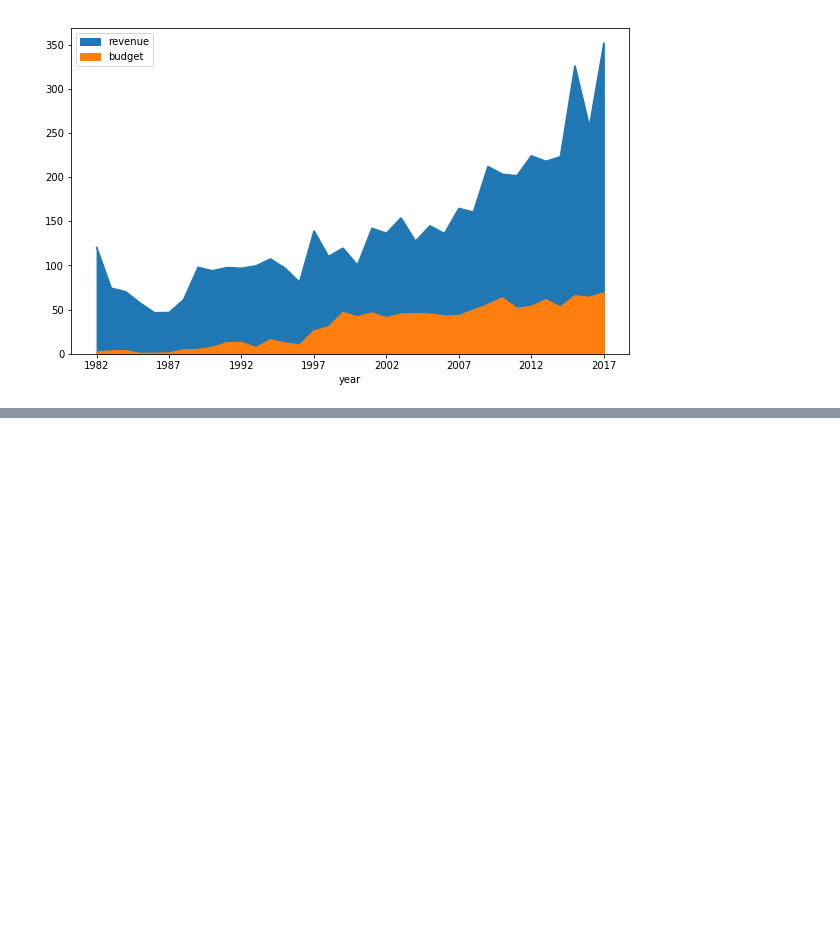
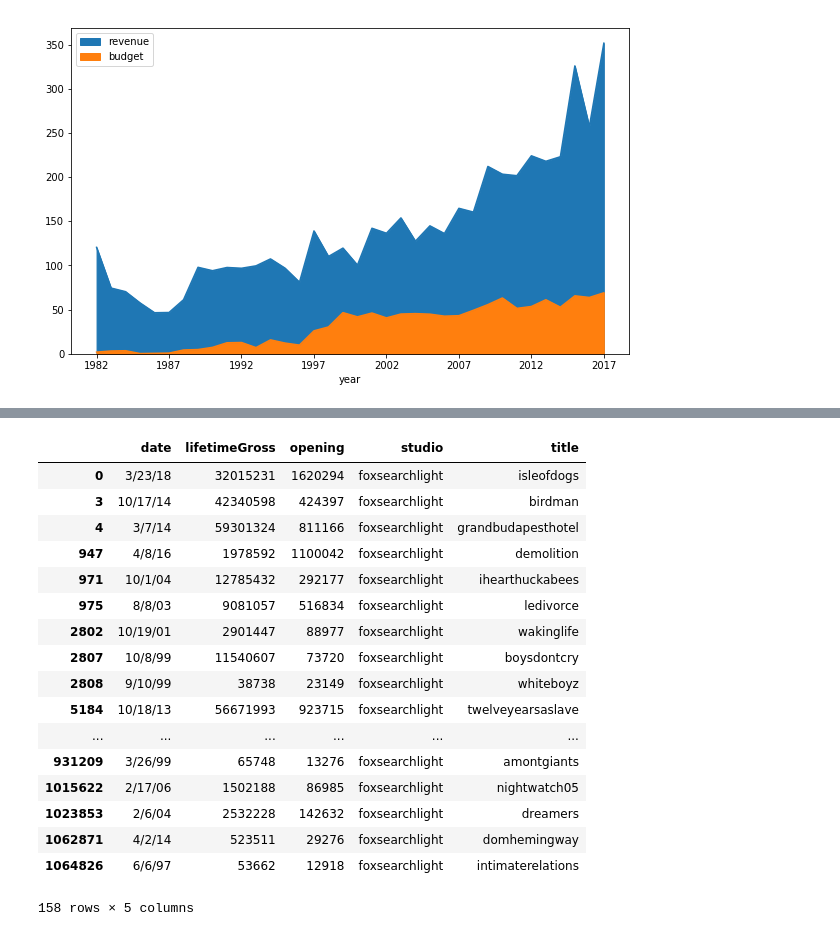
Before and after one commit to ZzerozZ/MovieRevenuePredicter, a Jupyter notebook: Movies_Preprocess.ipynb, the cells around one changed output, grey strips where cells are left out. Drawn from its saved outputs; the diff is of its cells as text; code cells hidden in the pictures; blank space fills up the shorter version.

```diff
--- a/Movies_Preprocess.ipynb
+++ b/Movies_Preprocess.ipynb
@@ -457,3 +573,7 @@ df_metadata.groupby('person_name').agg({'revenue':'mean', 'name':lambda x: ', '.
 # df_person[df_person.role.isin(['Actors', 'Directors'])]
 # %%
 # df[df['movie_season']<1][['name', 'id', 'movie_season']]
+# %%
+# dft = pd.DataFrame.from_dict(df_info.movie_list.values.sum())
+dft.drop_duplicates(inplace=True)
+dft.head()
@@ -459,0 +587,21 @@ df_metadata.groupby('person_name').agg({'revenue':'mean', 'name':lambda x: ', '.
+# %%
+dft[dft['studio'] == 'foxsearchlight']
+# %% [output]
+|  | date | lifetimeGross | opening | studio | title |
+| 0 | 3/23/18 | 32015231 | 1620294 | foxsearchlight | isleofdogs |
+| 3 | 10/17/14 | 42340598 | 424397 | foxsearchlight | birdman |
+| 4 | 3/7/14 | 59301324 | 811166 | foxsearchlight | grandbudapesthotel |
+| 947 | 4/8/16 | 1978592 | 1100042 | foxsearchlight | demolition |
+| 971 | 10/1/04 | 12785432 | 292177 | foxsearchlight | ihearthuckabees |
+| 975 | 8/8/03 | 9081057 | 516834 | foxsearchlight | ledivorce |
+| 2802 | 10/19/01 | 2901447 | 88977 | foxsearchlight | wakinglife |
+| 2807 | 10/8/99 | 11540607 | 73720 | foxsearchlight | boysdontcry |
+| 2808 | 9/10/99 | 38738 | 23149 | foxsearchlight | whiteboyz |
+| 5184 | 10/18/13 | 56671993 | 923715 | foxsearchlight | twelveyearsaslave |
+| ... | ... | ... | ... | ... | ... |
+| 931209 | 3/26/99 | 65748 | 13276 | foxsearchlight | amontgiants |
+| 1015622 | 2/17/06 | 1502188 | 86985 | foxsearchlight | nightwatch05 |
+| 1023853 | 2/6/04 | 2532228 | 142632 | foxsearchlight | dreamers |
+| 1062871 | 4/2/14 | 523511 | 29276 | foxsearchlight | domhemingway |
+| 1064826 | 6/6/97 | 53662 | 12918 | foxsearchlight | intimaterelations |
+158 rows × 5 columns
```
Also changed, not shown: parts of 31 cells of this notebook, 3 other files.
